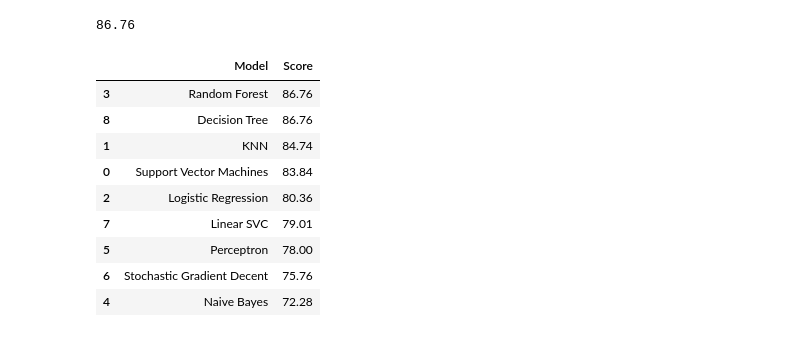
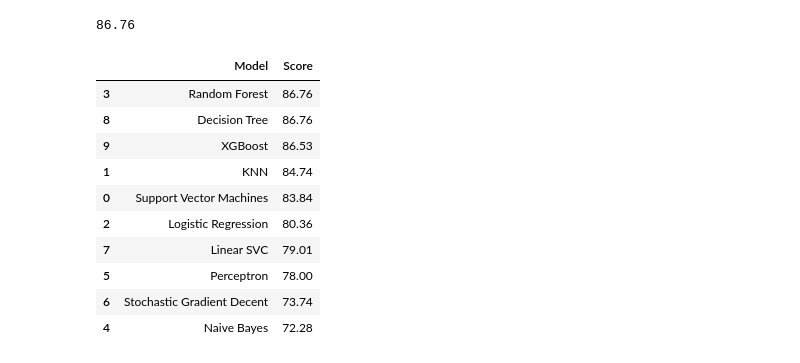
Before and after one commit to RakaDalal/Titanic-Machine-Learning-Challenge, a Jupyter notebook: Titanic_model_building.ipynb, the cells around one changed output. Cells and saved outputs as stored; diff of their text form; code cells hidden in the pictures.

```diff
--- a/Titanic_model_building.ipynb
+++ b/Titanic_model_building.ipynb
@@ -614,0 +616,8 @@ acc_sgd
+# %%
+# xgboost
+gbm = xgb.XGBClassifier(max_depth=15, n_estimators=800, learning_rate=0.05)
+gbm.fit(X_train, Y_train)
+Y_pred = gbm.predict(X_test)
+gbm.score(X_train, Y_train)
+acc_gbm = round(gbm.score(X_train, Y_train) * 100, 2)
+acc_gbm
@@ -709,7 +720,7 @@ Fitting 5 folds for each of 36 candidates, totalling 180 fits
 # %%
 # Random Forest with tuned parameters
 
-random_forest = RandomForestClassifier(n_estimators=200, max_depth=40, max_features=6, bootstrap=True)
+random_forest = RandomForestClassifier(n_estimators=200, max_depth=15, max_features=6, bootstrap=True)
 random_forest.fit(X_train, Y_train)
 Y_pred = random_forest.predict(X_test)
 random_forest.score(X_train, Y_train)
@@ -720,24 +731,25 @@ acc_random_forest
 # %%
 # Model Evaluation
 models = pd.DataFrame({
     'Model': ['Support Vector Machines', 'KNN', 'Logistic Regression',
               'Random Forest', 'Naive Bayes', 'Perceptron',
               'Stochastic Gradient Decent', 'Linear SVC',
-              'Decision Tree'],
+              'Decision Tree','XGBoost'],
     'Score': [acc_svc, acc_knn, acc_log,
               acc_random_forest, acc_gaussian, acc_perceptron,
-              acc_sgd, acc_linear_svc, acc_decision_tree]})
+              acc_sgd, acc_linear_svc, acc_decision_tree, acc_gbm]})
 models.sort_values(by='Score', ascending=False)
 # %% [output]
 |  | Model | Score |
 | 3 | Random Forest | 86.76 |
 | 8 | Decision Tree | 86.76 |
+| 9 | XGBoost | 86.53 |
 | 1 | KNN | 84.74 |
 | 0 | Support Vector Machines | 83.84 |
 | 2 | Logistic Regression | 80.36 |
 | 7 | Linear SVC | 79.01 |
 | 5 | Perceptron | 78.00 |
-| 6 | Stochastic Gradient Decent | 75.76 |
+| 6 | Stochastic Gradient Decent | 73.74 |
 | 4 | Naive Bayes | 72.28 |
 # %%
 submission = pd.DataFrame({
```
Also changed, not shown: parts of 5 cells of this notebook, 1 other file.
